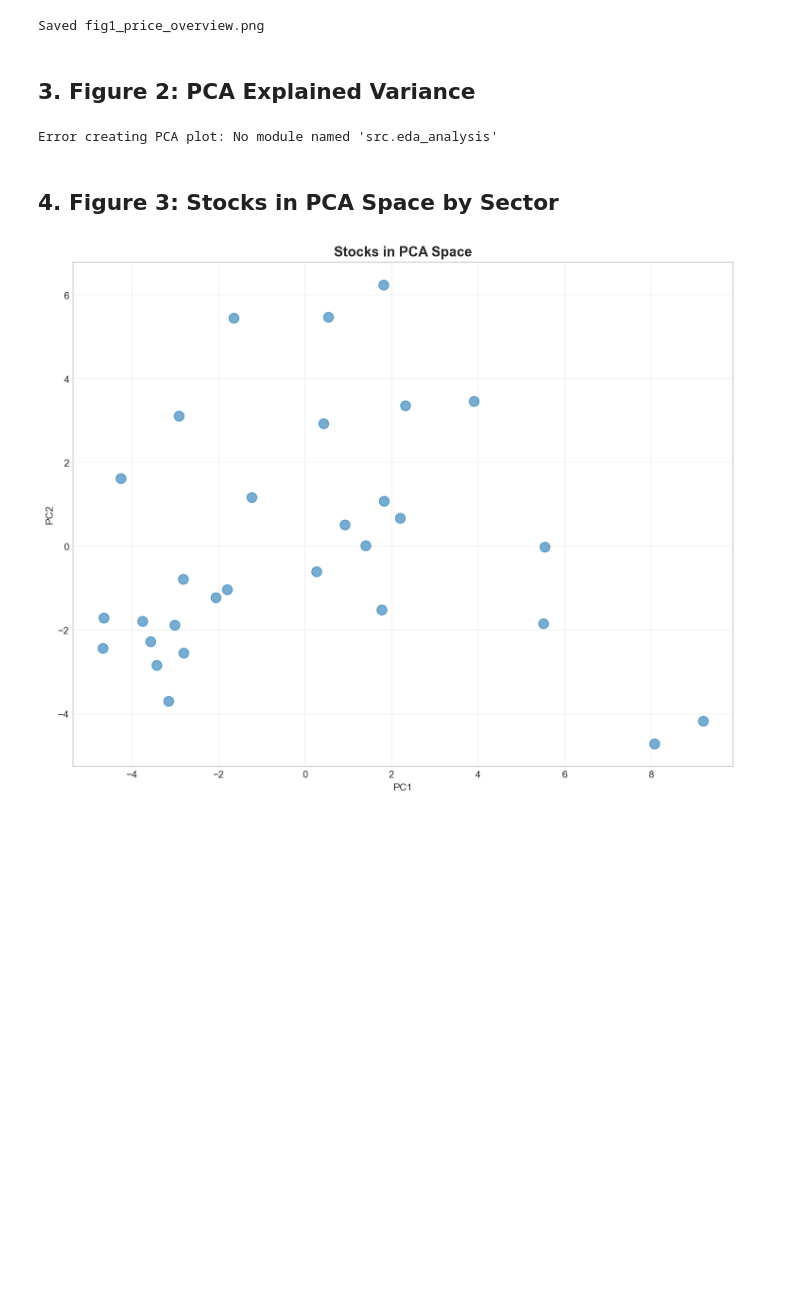
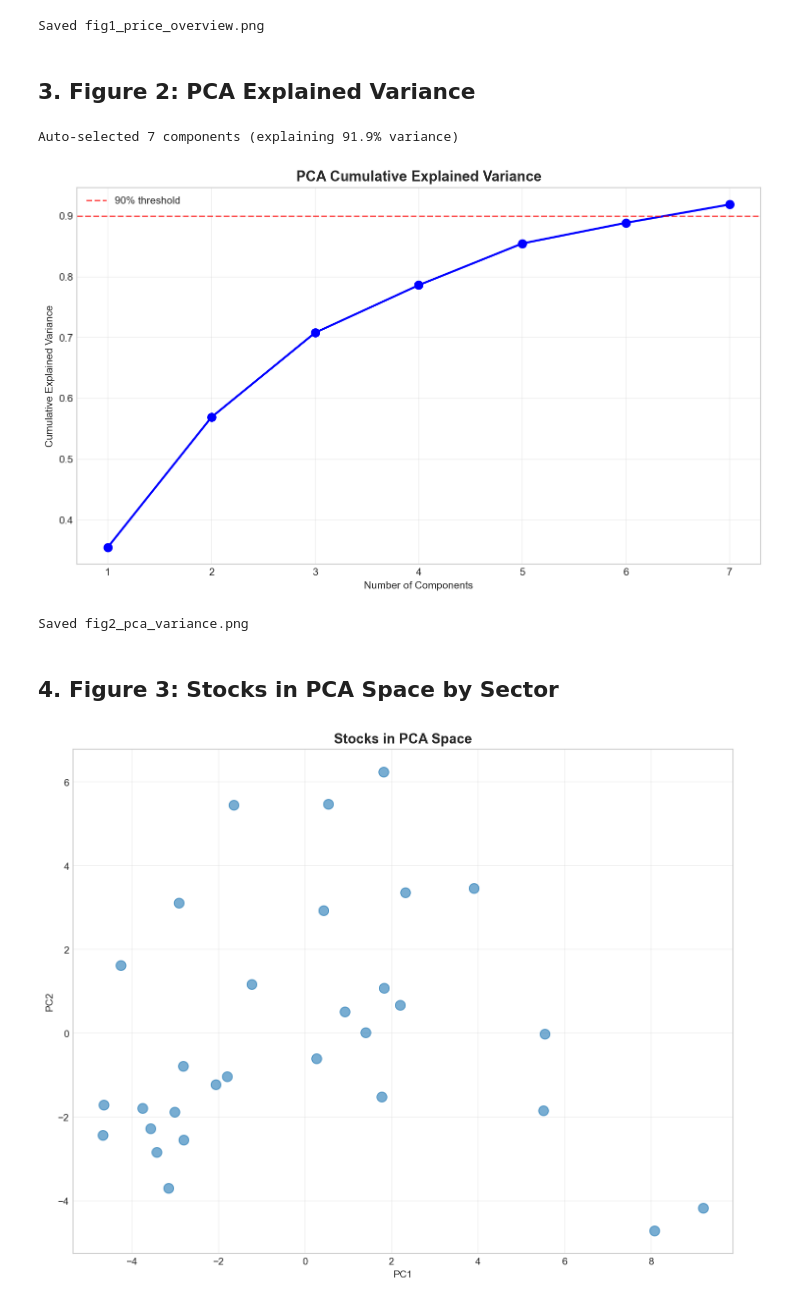
Before and after one commit to CrespoN1/stockbuddy-forecast, a Jupyter notebook: notebooks/07_results_visualization.ipynb, the cells around one changed output. Saved outputs shown, nothing was run; the diff lists cells and outputs as text; code cells hidden in the pictures; blank space fills up the shorter version.

```diff
--- a/notebooks/07_results_visualization.ipynb
+++ b/notebooks/07_results_visualization.ipynb
@@ -111,32 +111,36 @@ Saved fig1_price_overview.png
 # %%
 if 'pca_data' in loaded_data and 'feature_matrix' in loaded_data:
     pca_df = loaded_data['pca_data']
 
     try:
-        from src.eda_analysis import StockPCA
+        from src.pca_analysis import StockPCA
 
         feature_df = loaded_data['feature_matrix']
-        pca = StockPCA()
-        pca.fit(feature_df)
+        stock_pca = StockPCA()
+        stock_pca.fit_transform(feature_df)
 
         fig, ax = plt.subplots(figsize=(10, 6))
-        cumsum = np.cumsum(pca.explained_variance_ratio_)
+        cumsum = np.cumsum(stock_pca.pca.explained_variance_ratio_)
         ax.plot(range(1, len(cumsum) + 1), cumsum, 'bo-', linewidth=2, markersize=8)
-        ax.set_title('PCA Explained Variance', fontsize=14, fontweight='bold')
+        ax.axhline(y=0.9, color='red', linestyle='--', alpha=0.7, label='90% threshold')
+        ax.set_title('PCA Cumulative Explained Variance', fontsize=14, fontweight='bold')
         ax.set_xlabel('Number of Components')
         ax.set_ylabel('Cumulative Explained Variance')
+        ax.legend()
         ax.grid(True, alpha=0.3)
 
         plt.tight_layout()
         plt.savefig('../figures/fig2_pca_variance.png', dpi=300, bbox_inches='tight')
         plt.show()
         print("Saved fig2_pca_variance.png")
     except Exception as e:
         print(f"Error creating PCA plot: {e}")
 else:
     print("PCA data not available")
 # %% [output]
-Error creating PCA plot: No module named 'src.eda_analysis'
+Auto-selected 7 components (explaining 91.9% variance)
+[figure, added]
+Saved fig2_pca_variance.png
 # %% [markdown]
 ## 4. Figure 3: Stocks in PCA Space by Sector
 # %%
```
Also changed, not shown: parts of 6 cells of this notebook, 16 other files.
